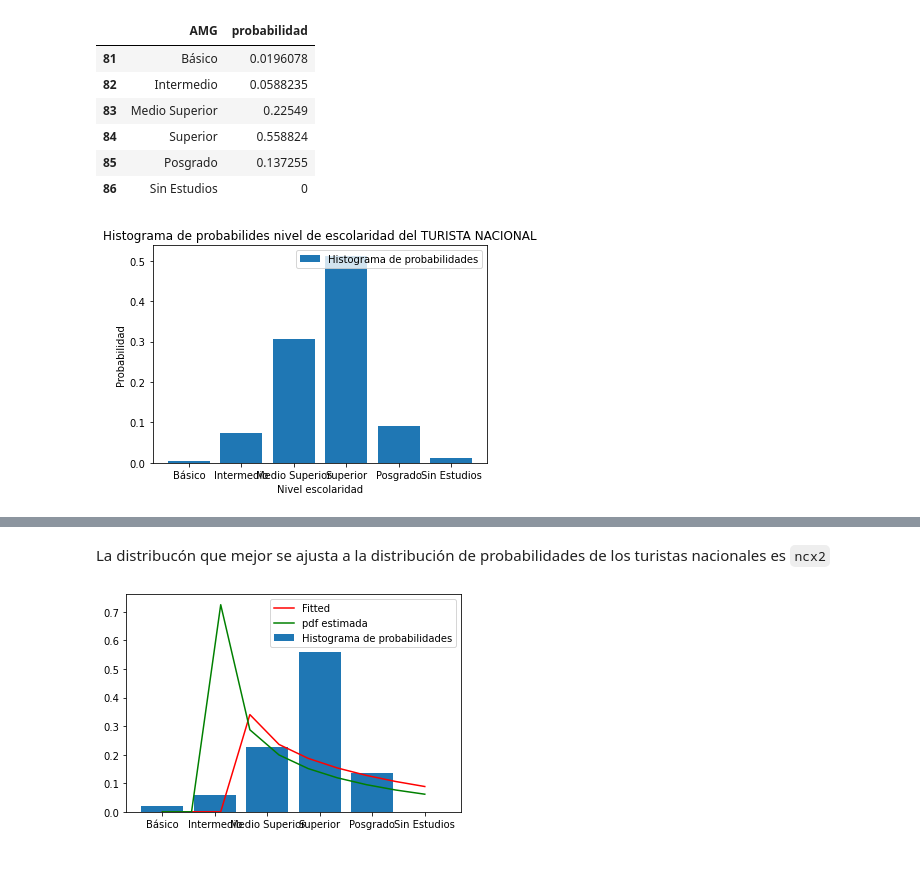
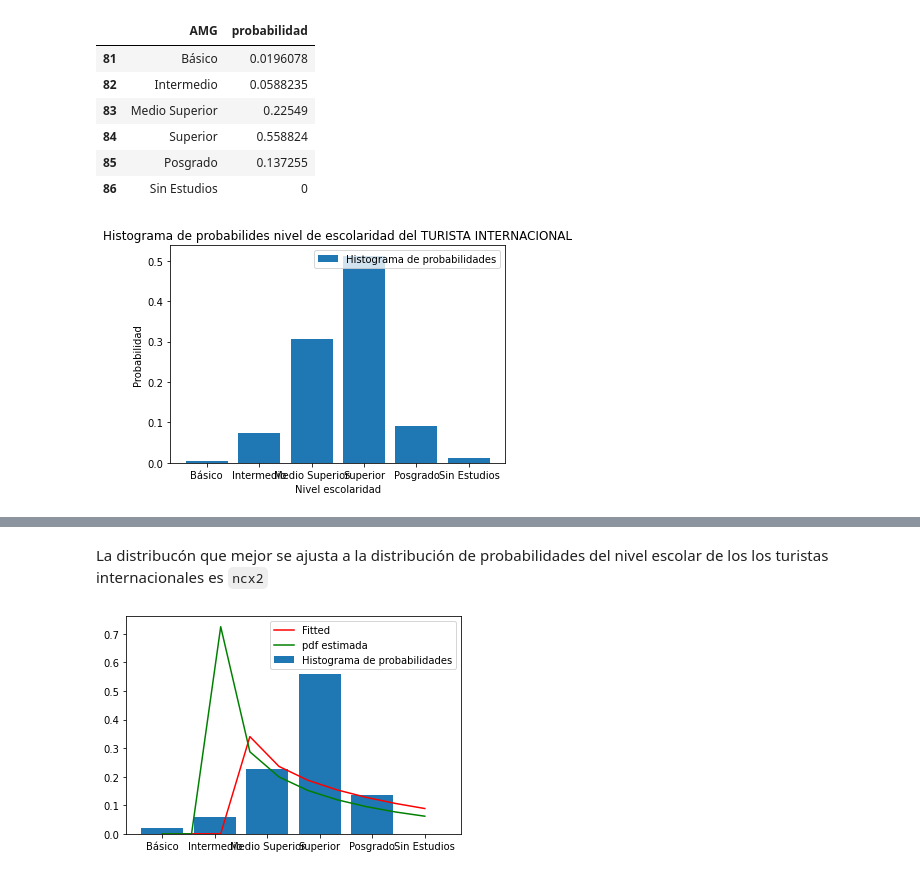
Before and after one commit to ariadnagalindom/Proyecto_GIMontoya_ADGalindo, a Jupyter notebook: PRoyecto_GIMontoya_ADGalindo (1).ipynb, the cells around one changed output, grey strips where cells are left out. Saved outputs shown, nothing was run; the diff lists cells and outputs as text; code cells hidden in the pictures.

```diff
--- a/PRoyecto_GIMontoya_ADGalindo (1).ipynb
+++ b/PRoyecto_GIMontoya_ADGalindo (1).ipynb
@@ -794,12 +849,12 @@ int_school
 # %%
 plt.bar(int_school.AMG,nac_school.probabilidad, label='Histograma de probabilidades')
 plt.xlabel('Nivel escolaridad')
 plt.ylabel('Probabilidad')
-plt.title('Histograma de probabilides nivel de escolaridad del TURISTA NACIONAL')
+plt.title('Histograma de probabilides nivel de escolaridad del TURISTA INTERNACIONAL')
 plt.legend()
 plt.show()
 # %% [output]
-[figure, old version]
+[figure, new version]
 # %%
 import warnings
 warnings.filterwarnings("ignore")
@@ -834,7 +889,7 @@ rdist: statistic=1.0, pvalue=0.0
 semicircular: statistic=1.0, pvalue=0.0
 wrapcauchy: statistic=nan, pvalue=nan
 # %% [markdown]
-La distribucón que mejor se ajusta a la distribución de probabilidades de los turistas nacionales es `ncx2`
+La distribucón que mejor se ajusta a la distribución de probabilidades del nivel escolar de los los turistas internacionales es `ncx2`
 # %%
 dist='ncx2'
 datos=np.array(int_school.probabilidad,dtype=float)
```
Also changed, not shown: parts of 38 cells of this notebook.
